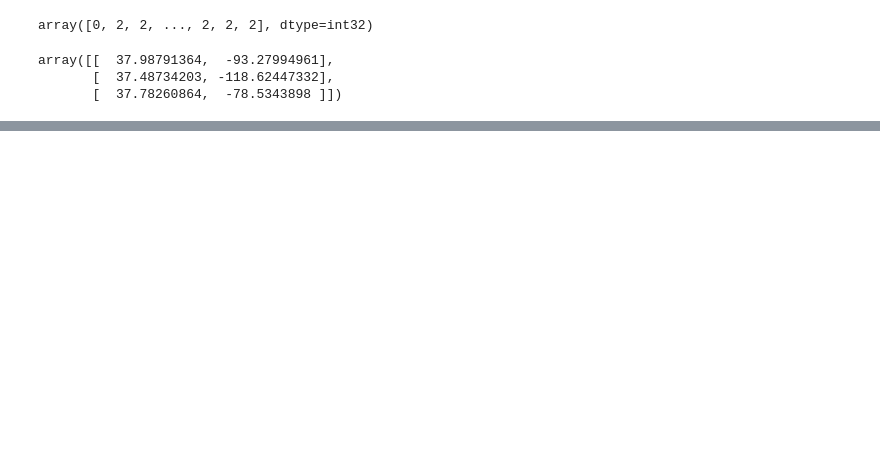
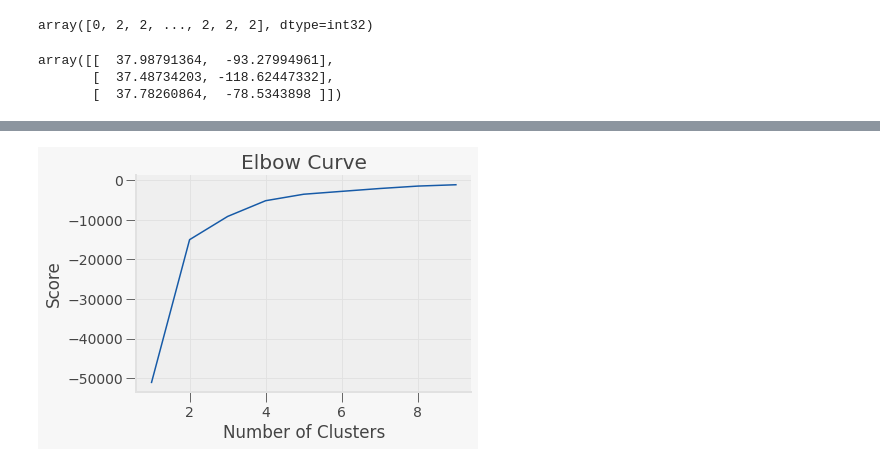
Before and after one commit to PosgradoMNA/actividades-de-aprendizaje-ams182, a Jupyter notebook: TecMty_kmeans_target.ipynb, the cells around one changed output, grey strips where cells are left out. Saved outputs shown, nothing was run; the diff lists cells and outputs as text; code cells hidden in the pictures; blank space fills up the shorter version.

```diff
--- a/TecMty_kmeans_target.ipynb
+++ b/TecMty_kmeans_target.ipynb
@@ -261,3 +261,10 @@ kmeans.cluster_centers_
 array([[  37.98791364,  -93.27994961],
        [  37.48734203, -118.62447332],
        [  37.78260864,  -78.5343898 ]])
+# %%
+df["Coordinates"] = list(zip(df.longitude, df.latitude))
+df["Coordinates"] = df["Coordinates"].apply(Point)
+df = gpd.GeoDataFrame(df, geometry="Coordinates")
+df.rename(columns={"name": "parcelid"}, inplace=True)
+df.dropna(axis=0,how='any',subset=['latitude','longitude'],inplace=True)
+df.head()
@@ -263,0 +294,14 @@ array([[  37.98791364,  -93.27994961],
+# %%
+K_clusters = range(1,10)
+kmeans = [KMeans(n_clusters=i) for i in K_clusters]
+Y_axis = df[['latitude']]
+X_axis = df[['longitude']]
+score = [kmeans[i].fit(Y_axis).score(Y_axis) for i in range(len(kmeans))]
+# Visualize
+plt.plot(K_clusters, score)
+plt.xlabel('Number of Clusters')
+plt.ylabel('Score')
+plt.title('Elbow Curve')
+plt.show()
+# %% [output]
+[figure, added]
```
Also changed, not shown: parts of 7 cells of this notebook.
